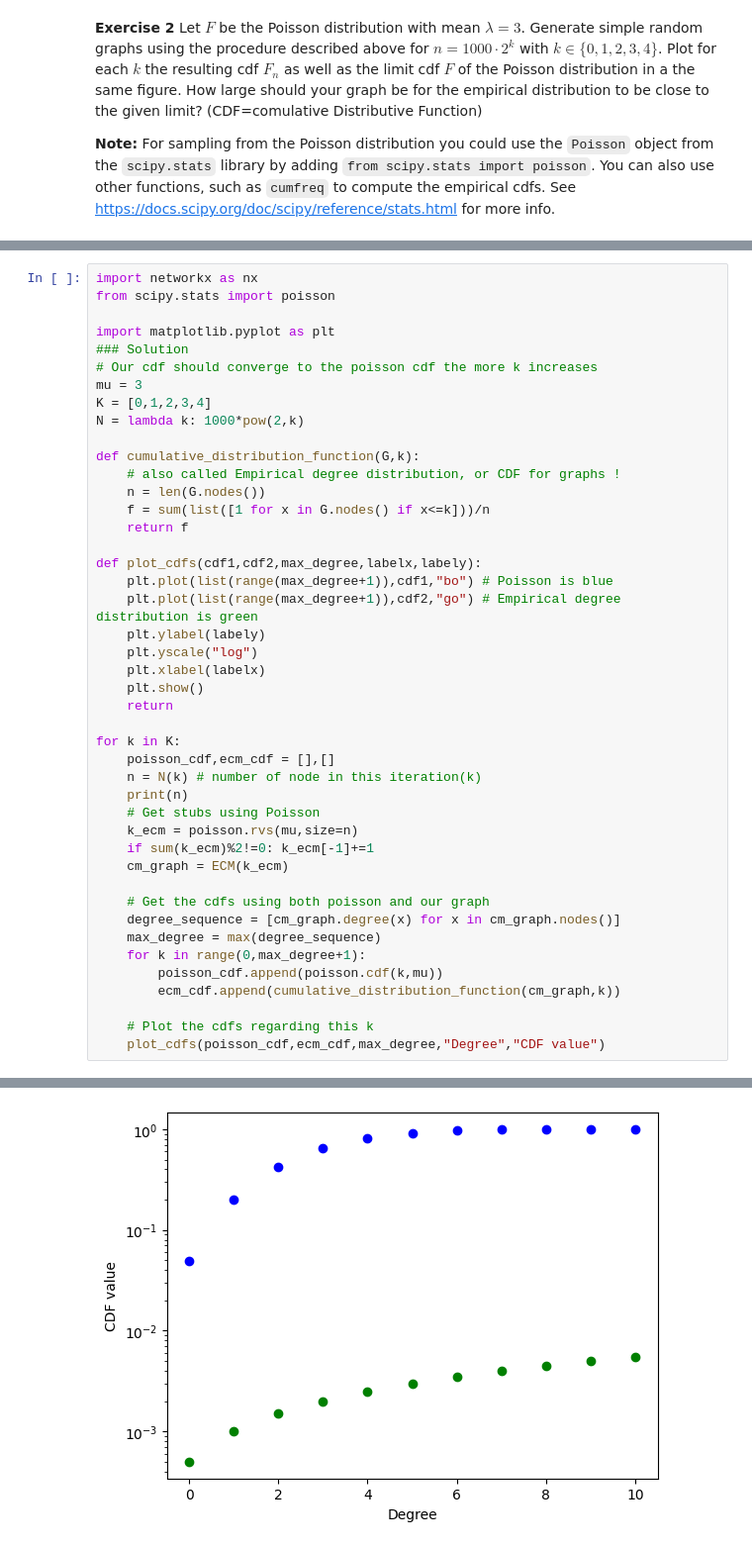
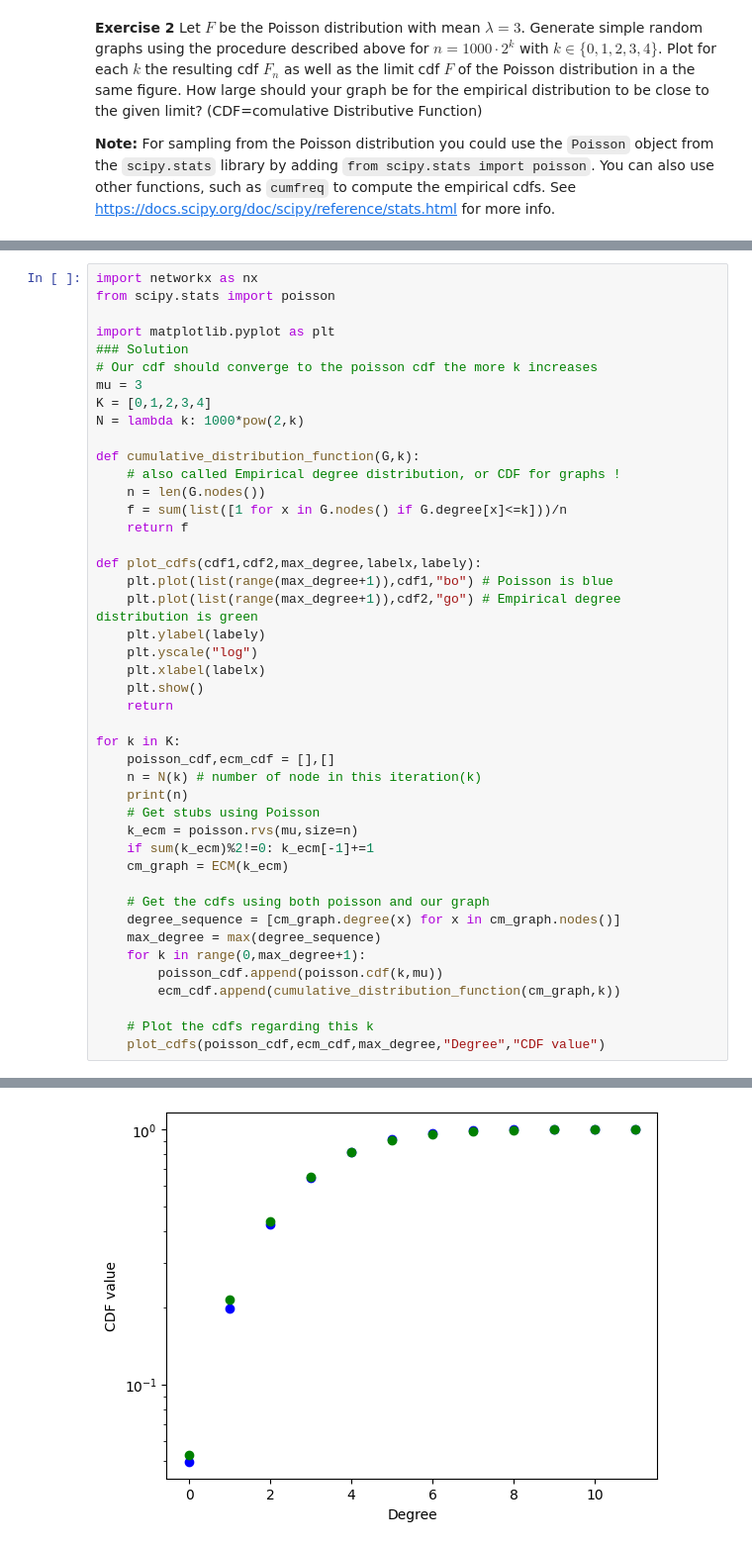
Before and after one commit to kativenOG/Network_statistics, a Jupyter notebook: notebooks/Intro/Configuration_model.ipynb, the cells around one changed output, grey strips where cells are left out. Shown at 99% size. Cells and saved outputs as stored; diff of their text form.

```diff
--- a/notebooks/Intro/Configuration_model.ipynb
+++ b/notebooks/Intro/Configuration_model.ipynb
@@ -184,7 +184,7 @@ N = lambda k: 1000*pow(2,k)
 def cumulative_distribution_function(G,k):
     # also called Empirical degree distribution, or CDF for graphs !
     n = len(G.nodes())
-    f = sum(list([1 for x in G.nodes() if x<=k]))/n
+    f = sum(list([1 for x in G.nodes() if G.degree[x]<=k]))/n
     return f
 
 def plot_cdfs(cdf1,cdf2,max_degree,labelx,labely):
@@ -220,3 +220,3 @@ for k in K:
 2000
-[figure, old version]
+[figure, new version]
 4000
```
Also changed, not shown: parts of 6 cells of this notebook, 3 other files.
